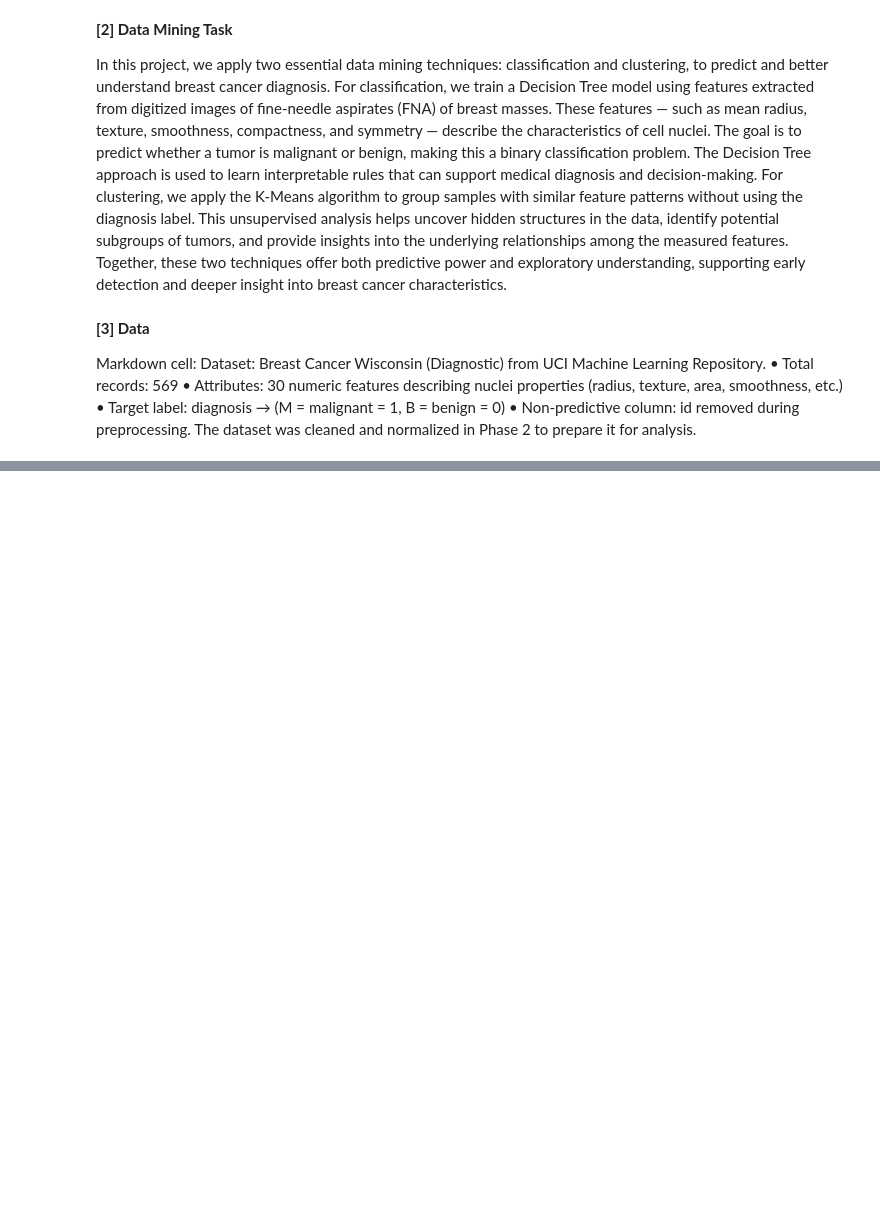
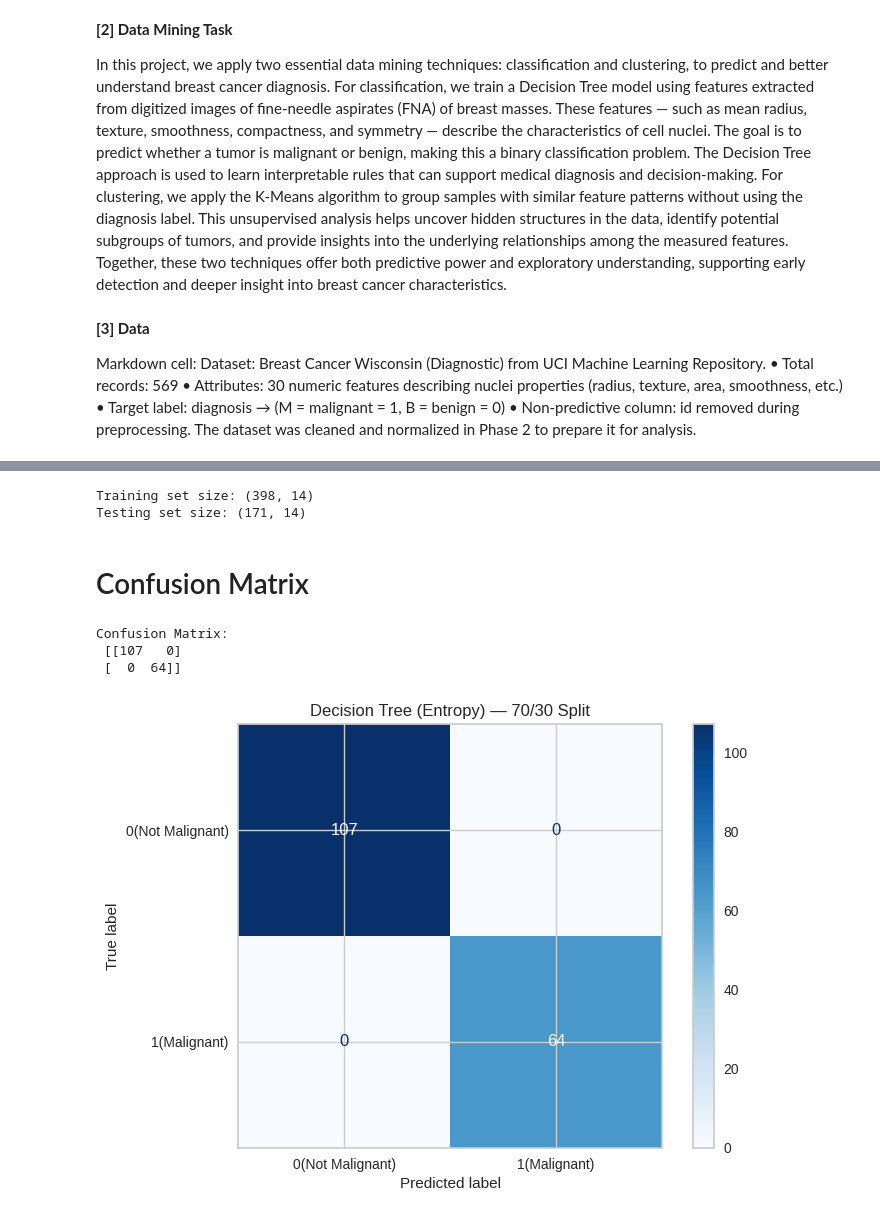
Before and after one commit to halaaab/IT_326-Project-Group-1, a Jupyter notebook: Phase3.ipynb, the cells around one changed output, grey strips where cells are left out. Saved outputs shown, nothing was run; the diff lists cells and outputs as text; code cells hidden in the pictures; blank space fills up the shorter version.

```diff
--- a/Phase3.ipynb
+++ b/Phase3.ipynb
@@ -69,4 +45,0 @@ print(data)
-# %%
-fn = data.keys().tolist()[:-1]
-X  = data[fn]
-y  = data['target']
@@ -461,0 +46,15 @@ Briefly relate to a research paper’s insight (e.g., feature families like radi
+# %%
+# ===== [3] Feature Selection =====
+# We'll keep all columns except explicitly defining which one is our target
+if data['diagnosis'].dtype == object:
+    y = data['diagnosis'].str.strip().str.upper().map({'M':1, 'B':0}).astype(int)
+else:
+    y = data['diagnosis'].astype(int)
+
+# Use all columns (you requested not to drop any)
+X = data.copy()
+feature_names = X.columns.tolist()
+
+print("Class distribution in diagnosis column:")
+print(y.value_counts())
+print("\nFeature Names:", feature_names)
@@ -461,0 +69,33 @@ Briefly relate to a research paper’s insight (e.g., feature families like radi
+# %%
+# ===== [4] Splitting Dataset =====
+# Stratify ensures both classes (Malignant / Not Malignant) appear in each set
+X_train, X_test, y_train, y_test = train_test_split(
+    X, y, test_size=0.3, random_state=1, stratify=y
+)
+
+print("Training set size:", X_train.shape)
+print("Testing set size:", X_test.shape)
+# %% [output]
+Training set size: (398, 14)
+Testing set size: (171, 14)
+# %% [markdown]
+# Confusion Matrix
+# %%
+# 3) Train model using Entropy (Information Gain)
+clf = DecisionTreeClassifier(criterion='entropy', random_state=1)
+clf.fit(X_train, y_train)
+y_pred = clf.predict(X_test)
+
+# 4) Confusion matrix
+cm = confusion_matrix(y_test, y_pred)
+print("Confusion Matrix:\n", cm)
+
+disp = ConfusionMatrixDisplay(confusion_matrix=cm, display_labels=["0(Not Malignant)", "1(Malignant)"])
+disp.plot(cmap=plt.cm.Blues)
+plt.title("Decision Tree (Entropy) — 70/30 Split")
+plt.show()
+# %% [output]
+Confusion Matrix:
+ [[107   0]
+ [  0  64]]
+[figure, added]
```
Also changed, not shown: parts of 18 cells of this notebook.
